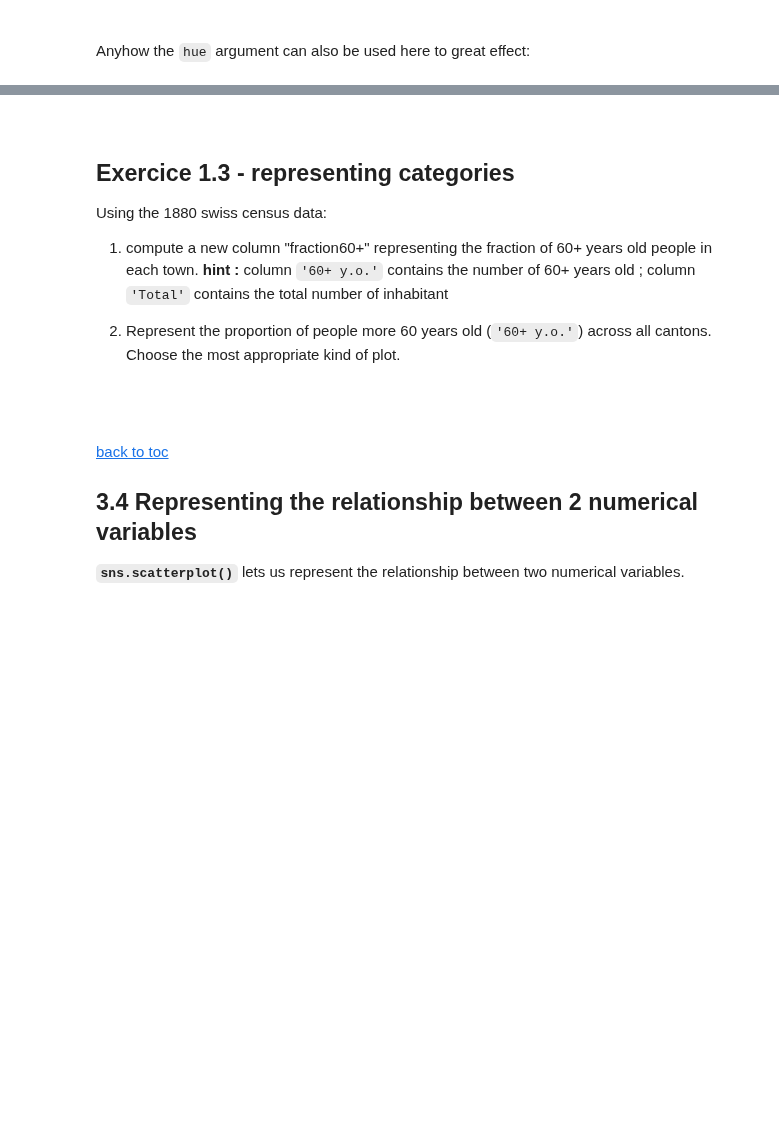
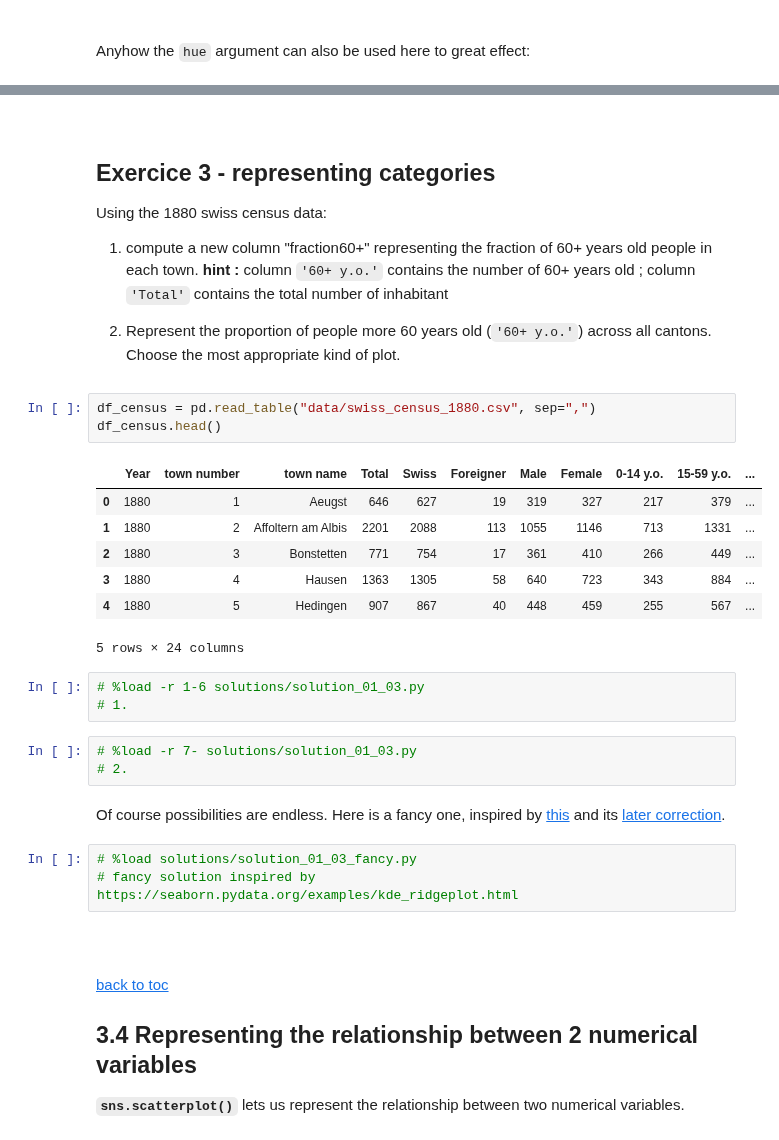
Before and after one commit to sib-swiss/intermediate-python-training, a Jupyter notebook: 01_data_manipulation_and_representation.ipynb, the cells around one changed output, grey strips where cells are left out. Drawn from its saved outputs; the diff is of its cells as text; blank space fills up the shorter version.

Commit message:
reorganized Ch01 + added solutions

```diff
--- a/01_data_manipulation_and_representation.ipynb
+++ b/01_data_manipulation_and_representation.ipynb
@@ -1112,7 +1797,7 @@ sns.catplot( x='Fare' , y = 'Pclass' , hue='Sex' , orient='horizontal' , kind='b
 # %% [markdown]
 <br>
 
-## Exercice 1.3 - representing categories
+## Exercice 3 - representing categories
 
 Using the 1880 swiss census data:
 
@@ -1122,6 +1807,28 @@ Using the 1880 swiss census data:
 
 2. Represent the proportion of people more 60 years old (`'60+ y.o.'`) across all cantons.
    Choose the most appropriate kind of plot.
+# %%
+df_census = pd.read_table("data/swiss_census_1880.csv", sep=",")
+df_census.head()
+# %% [output]
+|  | Year | town number | town name | Total | Swiss | Foreigner | Male | Female | 0-14 y.o. | 15-59 y.o. | ... |
+| 0 | 1880 | 1 | Aeugst | 646 | 627 | 19 | 319 | 327 | 217 | 379 | ... |
+| 1 | 1880 | 2 | Affoltern am Albis | 2201 | 2088 | 113 | 1055 | 1146 | 713 | 1331 | ... |
+| 2 | 1880 | 3 | Bonstetten | 771 | 754 | 17 | 361 | 410 | 266 | 449 | ... |
+| 3 | 1880 | 4 | Hausen | 1363 | 1305 | 58 | 640 | 723 | 343 | 884 | ... |
+| 4 | 1880 | 5 | Hedingen | 907 | 867 | 40 | 448 | 459 | 255 | 567 | ... |
+5 rows × 24 columns
+# %%
+# %load -r 1-6 solutions/solution_01_03.py
+# 1.
+# %%
+# %load -r 7- solutions/solution_01_03.py
+# 2.
+# %% [markdown]
+Of course possibilities are endless. Here is a fancy one, inspired by [this](https://seaborn.pydata.org/examples/kde_ridgeplot.html) and its [later correction](https://www.pythonfixing.com/2022/02/fixed-python-seaborn-ridge-plot.html).
+# %%
+# %load solutions/solution_01_03_fancy.py
+# fancy solution inspired by  https://seaborn.pydata.org/examples/kde_ridgeplot.html
 # %% [markdown]
 <br>
 <br>
```
Also changed, not shown: parts of 120 cells of this notebook, 6 other files.
